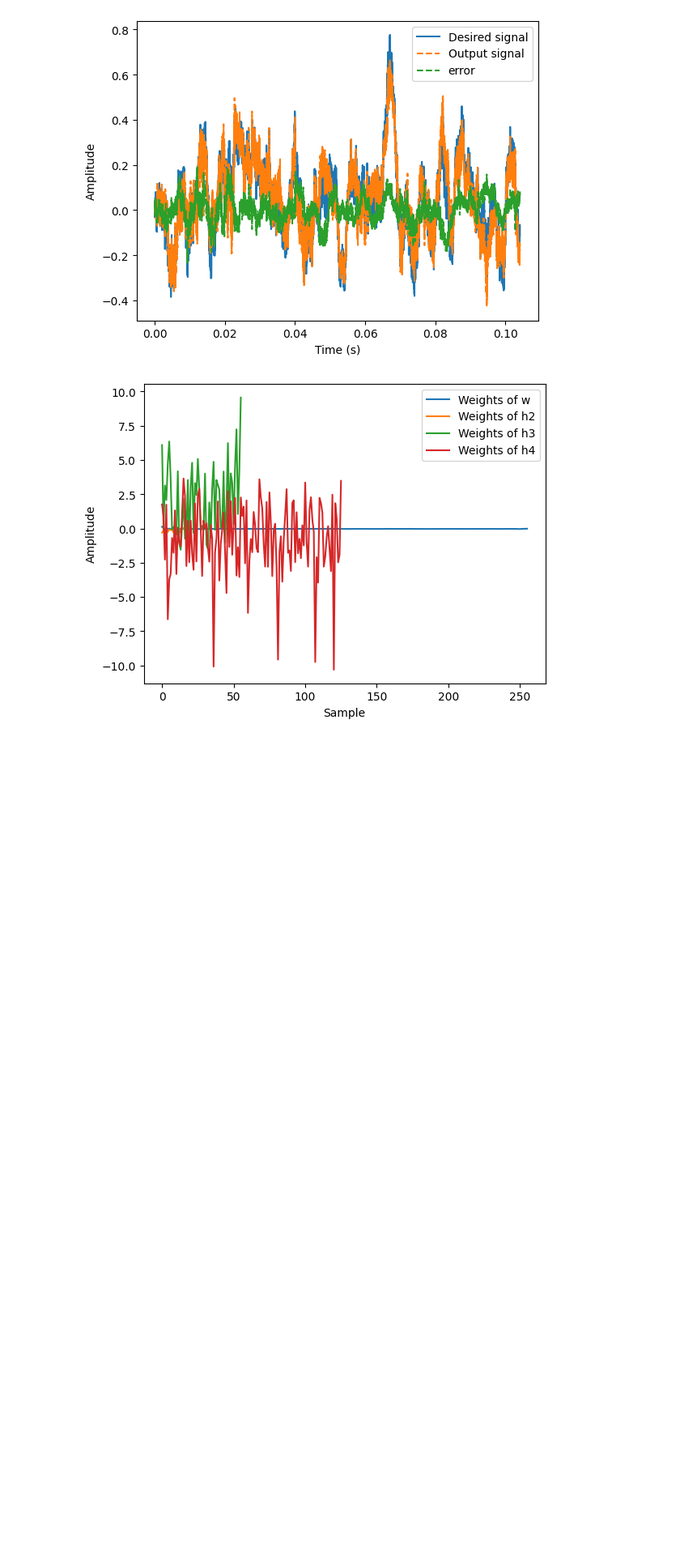
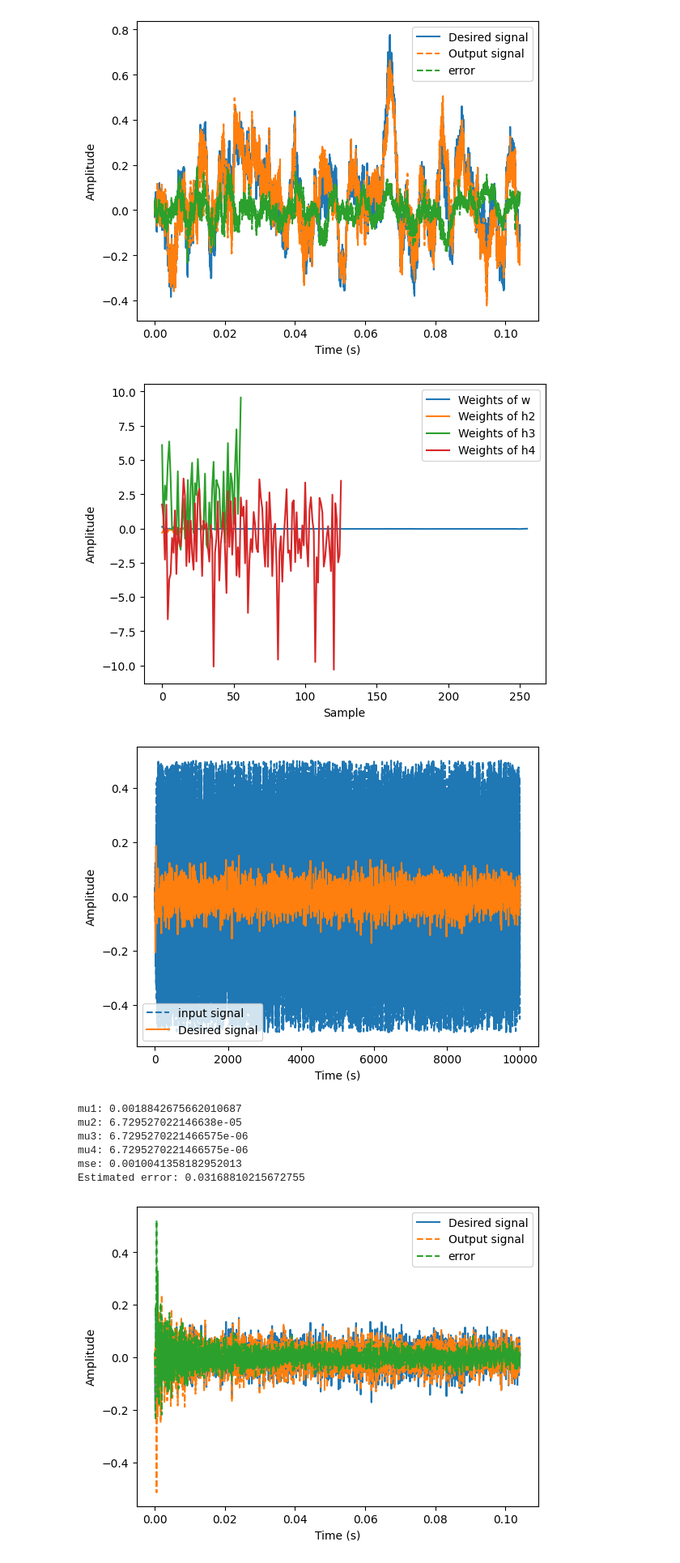
Before and after one commit to RichTsaiFCU/Adaptive_filters_python, a Jupyter notebook: Volterra_lms_filter_tutorial.ipynb, the cells around one changed output. Shown: that part at 81% size. Drawn from its saved outputs; the diff is of its cells as text; code cells hidden in the pictures; blank space fills up the shorter version.

```diff
--- a/Volterra_lms_filter_tutorial.ipynb
+++ b/Volterra_lms_filter_tutorial.ipynb
@@ -209,3 +209,72 @@ mu4: 6.729527022146638e-05
 mse: 0.0031153175680662826
 [figure]
 [figure]
+# %%
+
+# Read the WAV file
+fs, x = wavfile.read("pedal_/whitenoise.wav", mmap=False)
+fs, d = wavfile.read("pedal_/Setting4no_latency.wav", mmap=False)
+# Example usage:
+processor = SignalProcessor(fs)
+
+x = x.astype(float)[:10000]
+d = d.astype(float)[:10000]
+x /=32768.0
+d /= 32768.0
+x=x[:,0]
+#Plot the results
+plt.plot(x,'--', label="input signal")
+plt.plot(d, label="Desired signal")
+# Add labels and title
+plt.xlabel("Time (s)")
+plt.ylabel("Amplitude")
+# Add legend
+plt.legend()
+# Show the plot
+plt.show()
+
+# Example parmaters setup:
+N = 256
+mu = 0.28
+mu2= 0.01
+mu3= 0.001
+mu4= 0.001
+y, err,w,h2, h3 ,h4= processor.Fourth_order_Volterra_filter(x, d,
+                                                     M=N, L=6,
+                                                     mu1=mu, mu2=mu2,mu3=mu3,mu4=mu4)
+mse=processor.custom_mse(d, y)
+print("mse:",mse)
+print("Estimated error:",np.sqrt(np.mean((err)**2)))
+#Plot the results
+plt.plot(t,d, label="Desired signal")
+plt.plot(t,y,'--', label="Output signal")
+plt.plot(t,err,'--',  label="error")
+# Add labels and title
+plt.xlabel("Time (s)")
+plt.ylabel("Amplitude")
+# Add legend
+plt.legend()
+# Show the plot
+plt.show()
+
+
+
+#Plot the results of determined IR weights
+plt.plot(w, label="Weights of w")
+plt.plot(h2, label="Weights of h2")
+plt.plot(h3, label="Weights of h3")
+plt.plot(h4, label="Weights of h4")
+plt.xlabel("Sample")
+plt.ylabel("Amplitude")
+plt.legend()
+# Show the plot
+plt.show()
+# %% [output]
+[figure, added]
+mu1: 0.0018842675662010687
+mu2: 6.729527022146638e-05
+mu3: 6.7295270221466575e-06
+mu4: 6.7295270221466575e-06
+mse: 0.0010041358182952013
+Estimated error: 0.03168810215672755
+[figure, added]
```
Also changed, not shown: parts of 1 cell of this notebook, 11 other files.
